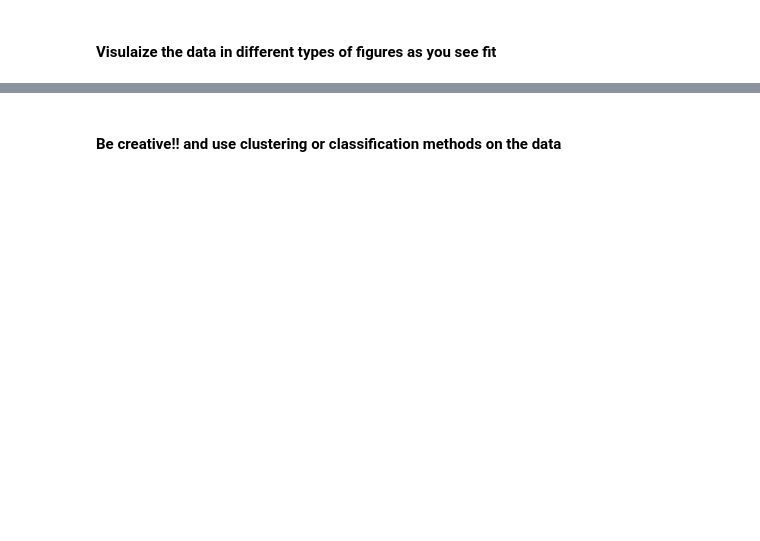
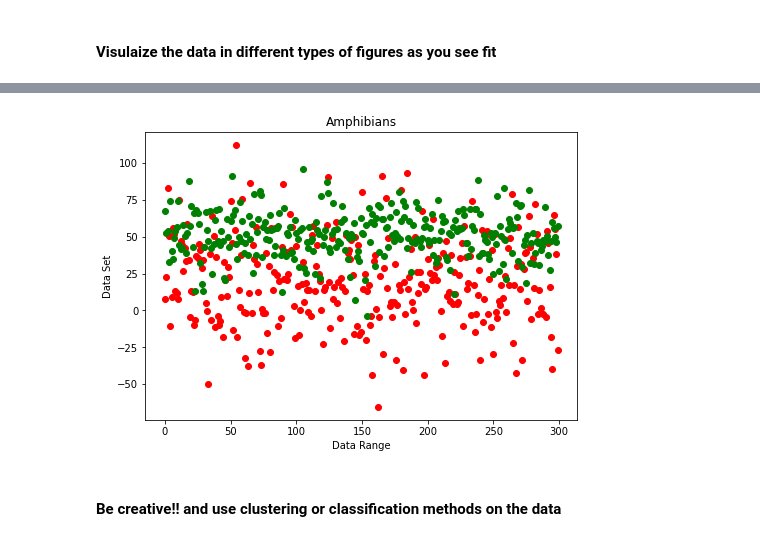
Before and after one commit to Abdul650974/Python, a Jupyter notebook: 6th-bootcamp-assignment.ipynb, the cells around one changed output, grey strips where cells are left out. Drawn from its saved outputs; the diff is of its cells as text; code cells hidden in the pictures; blank space fills up the shorter version.

```diff
--- a/6th-bootcamp-assignment.ipynb
+++ b/6th-bootcamp-assignment.ipynb
@@ -38,2 +83,16 @@ ValueError: could not convert string to float: ','
+# %%
+value1 = np.random.normal(20, 30, 300)
+value2 = np.random.normal(50, 15, 300)
+data_range = np.arange(0,300,1)
+fig=plt.figure()
+ax=fig.add_axes([0,0,1,1])
+ax.scatter(data_range, value1, color='red')
+ax.scatter(data_range, value2, color='g')
+ax.set_xlabel('Data Range')
+ax.set_ylabel('Data Set')
+ax.set_title('Amphibians')
+plt.show()
+# %% [output]
+[figure, added]
 # %% [markdown]
 #### Be creative!! and use clustering or classification methods on the data
```
Also changed, not shown: parts of 9 cells of this notebook.
